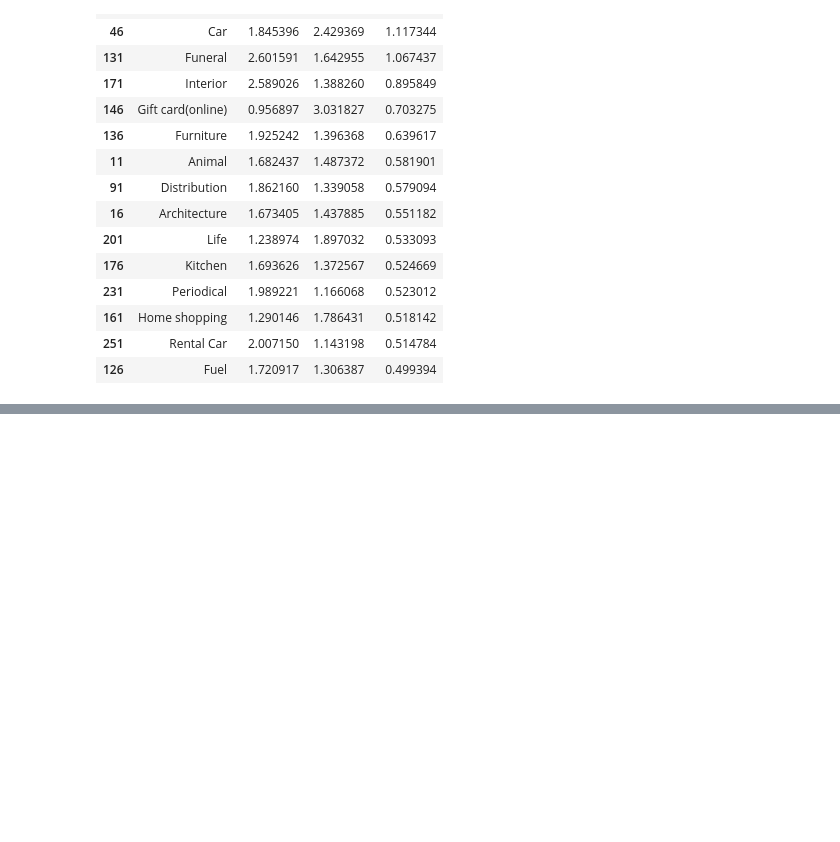
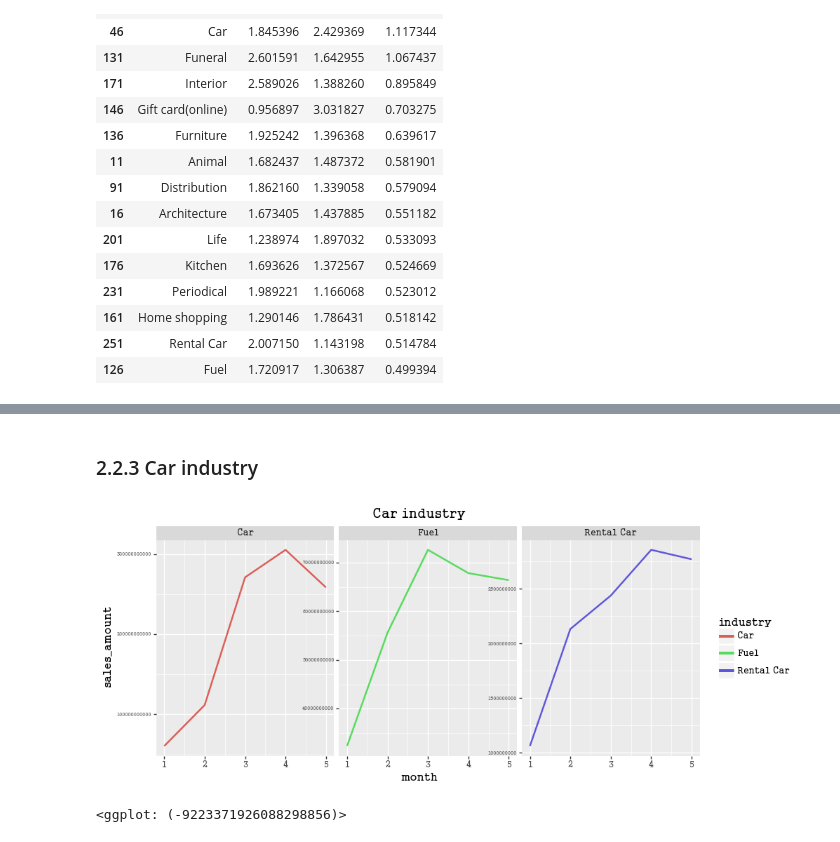
Before and after one commit to JieunKim-Econ/Covid_EDA_with_R, a Jupyter notebook: Risk-Resilience Matrix Analysis-C2.ipynb, the cells around one changed output, grey strips where cells are left out. Cells and saved outputs as stored; diff of their text form; code cells hidden in the pictures; blank space fills up the shorter version.

```diff
--- a/Risk-Resilience Matrix Analysis-C2.ipynb
+++ b/Risk-Resilience Matrix Analysis-C2.ipynb
@@ -353,0 +371,12 @@ car = ['Rental Car','Car','Fuel']
+# %% [markdown]
+### 2.2.3 Car industry
+# %%
+(ggplot(data=sales[sales.industry.isin(car)],mapping=aes(x='month',y= 'sales_amount',group='industry',color='industry'))
++geom_line(size=1)
++theme(text=element_text(family=font_name),axis_text_y=element_text(size=5),figure_size=(10,4))
++facet_wrap('industry',scales='free')
++ggtitle('Car industry')
++scale_color_hue(l=0.6))
+# %% [output]
+[figure, added]
+<ggplot: (-9223371926088298856)>
```
Also changed, not shown: parts of 8 cells of this notebook.
